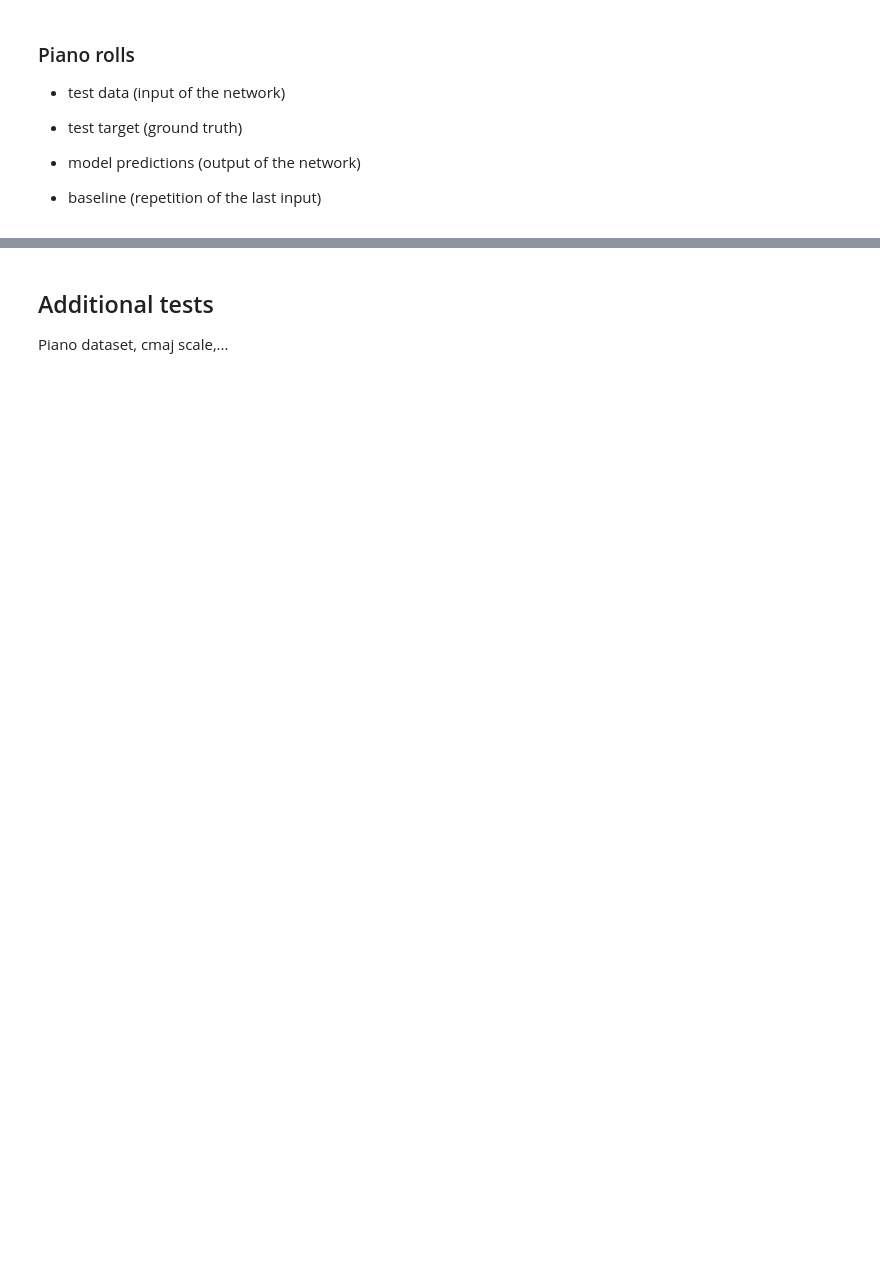
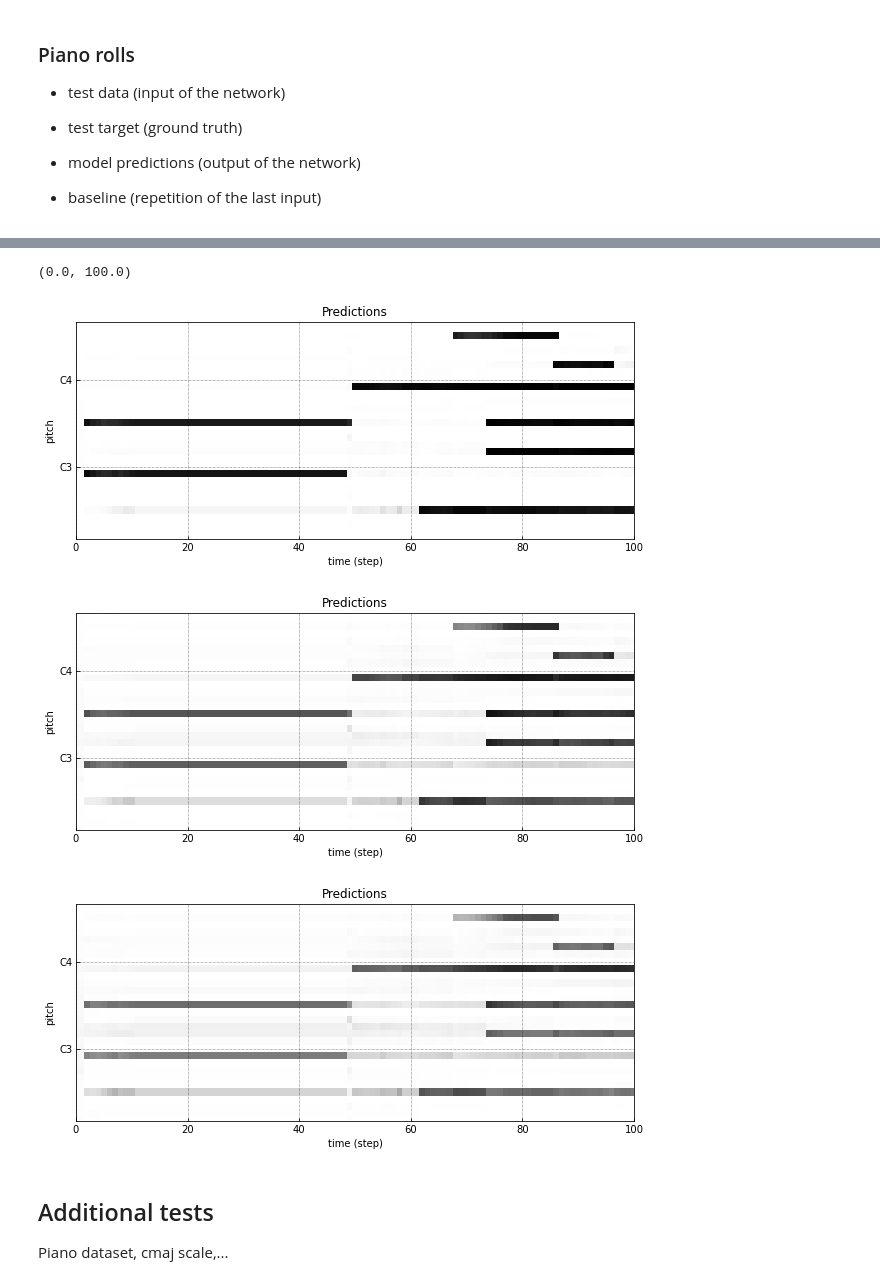
Before and after one commit to clyntu/NMP, a Jupyter notebook: train.ipynb, the cells around one changed output, grey strips where cells are left out. Saved outputs shown, nothing was run; the diff lists cells and outputs as text; code cells hidden in the pictures; blank space fills up the shorter version.

```diff
--- a/train.ipynb
+++ b/train.ipynb
@@ -757,25 +899,33 @@ plt.ylim(CROP)
 # %%
 t=0  # Timestep to visualize
 plt.rcParams["figure.figsize"] = (10, 4)
 pyplot_piano_roll(predictions[:, NUM_NOTES*t:NUM_NOTES*(t+1)],
                   cmap="Greys", low_lim=LOW_LIM, high_lim=HIGH_LIM)
 plt.title("Predictions")
 plt.ylim([50, 80])
+plt.xlim([0,100])
 # plt.savefig(PLOTS / ('pr' + str(t) + 'predn.png'))
 
 t=4  # Timestep to visualize
 pyplot_piano_roll(predictions[:, NUM_NOTES*t:NUM_NOTES*(t+1)],
                   cmap="Greys", low_lim=LOW_LIM, high_lim=HIGH_LIM)
 plt.title("Predictions")
 plt.ylim([50, 80])
+plt.xlim([0,100])
 # plt.savefig(PLOTS / ('pr' + str(t) + 'predn.png'))
 
 t=7  # Timestep to visualize
 pyplot_piano_roll(predictions[:, NUM_NOTES*t:NUM_NOTES*(t+1)],
                   cmap="Greys", low_lim=LOW_LIM, high_lim=HIGH_LIM)
 plt.title("Predictions")
 plt.ylim([50, 80])
+plt.xlim([0,100])
 # plt.savefig(PLOTS / ('pr' + str(t) + 'predn.png'))
+# %% [output]
+(0.0, 100.0)
+[figure, added]
+[figure, added]
+[figure, added]
 # %% [markdown]
 ## Additional tests
 Piano dataset, cmaj scale,...
```
Also changed, not shown: parts of 29 cells of this notebook, 8 other files.
